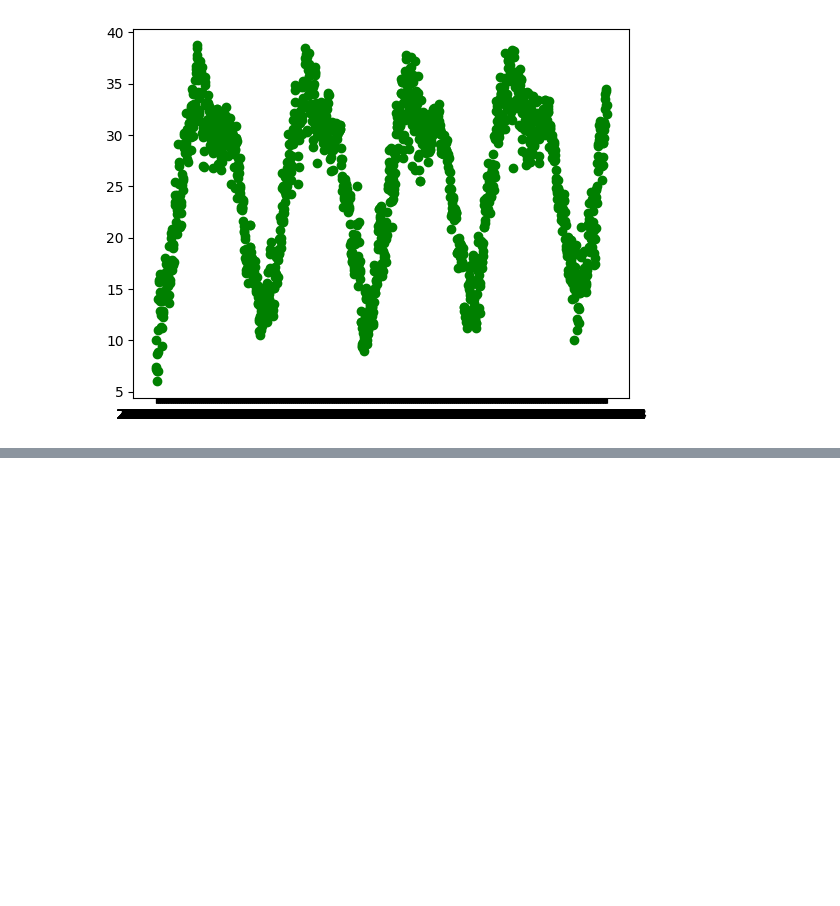
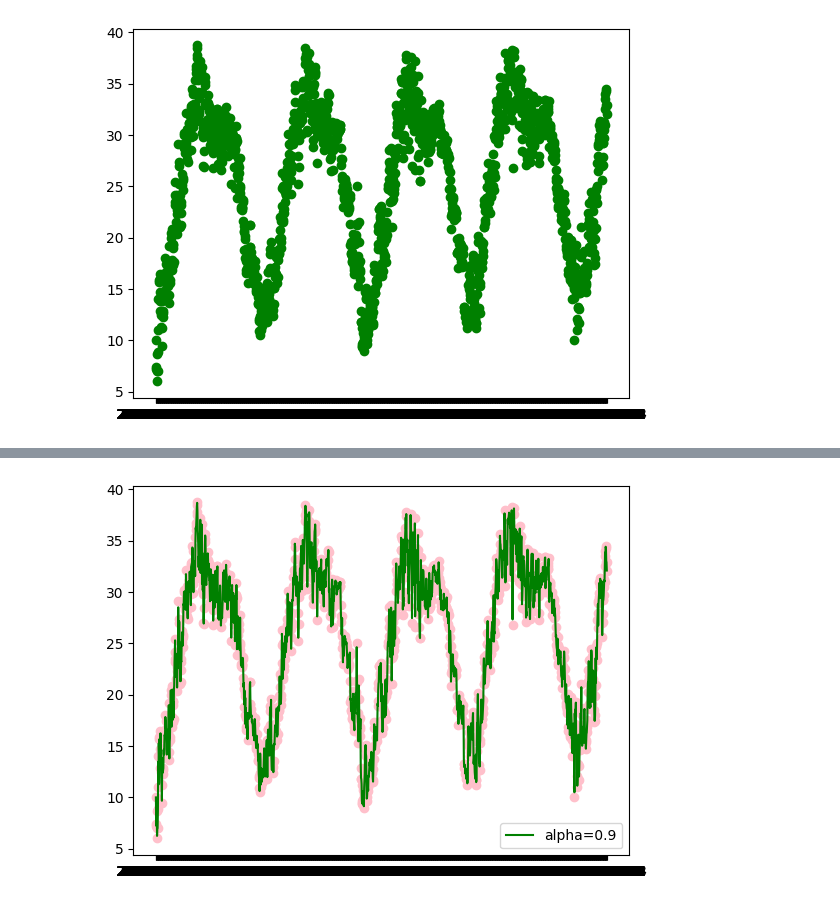
Before and after one commit to Aaaaddddyyyyyyyy/Deep-Learning, a Jupyter notebook: Ewma.ipynb, the cells around one changed output, grey strips where cells are left out. Drawn from its saved outputs; the diff is of its cells as text; code cells hidden in the pictures; blank space fills up the shorter version.

```diff
--- a/Ewma.ipynb
+++ b/Ewma.ipynb
@@ -37,3 +37,6 @@ plt.scatter(df['date'],df['meantemp'],color='green')
 # %% [output]
 <matplotlib.collections.PathCollection at 0x...>
 [figure]
+# %%
+x1=df['meantemp'].ewm(alpha=0.9).mean()       ## calcul;ating exponentially moving avereage
+x1
@@ -39,0 +58,5 @@ plt.scatter(df['date'],df['meantemp'],color='green')
+# %%
+## merging into dataframe
+
+df['ewm']=x1
+df
@@ -39,0 +77,7 @@ plt.scatter(df['date'],df['meantemp'],color='green')
+# %%
+plt.scatter(df['date'],df['meantemp'],color='pink')
+plt.plot(df['date'],x1,color='green',label='alpha=0.9')
+plt.legend()
+plt.show()
+# %% [output]
+[figure, added]
```
Also changed, not shown: parts of 2 cells of this notebook.
